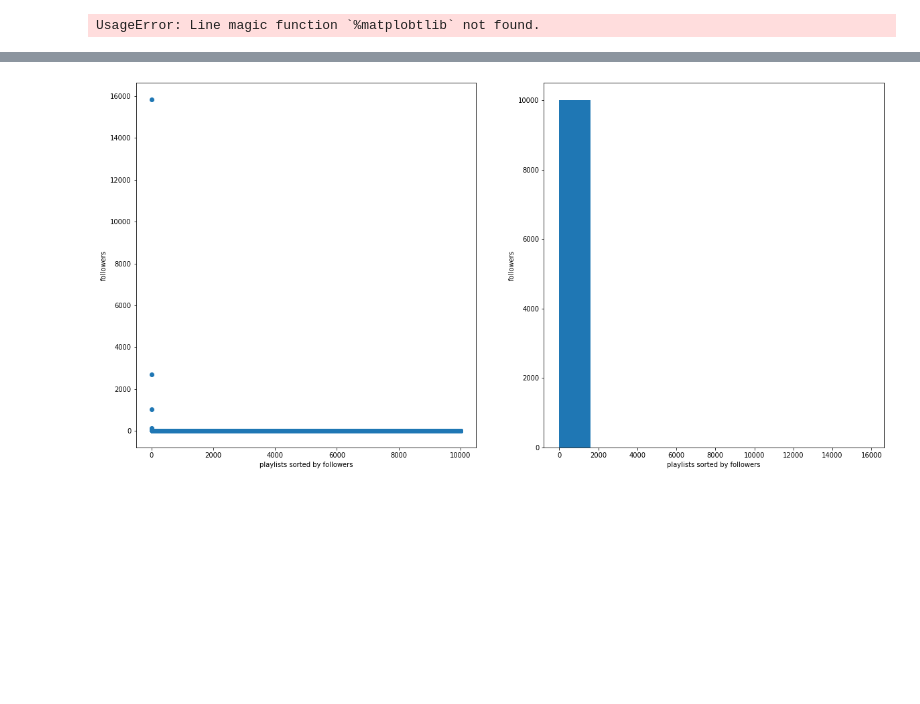
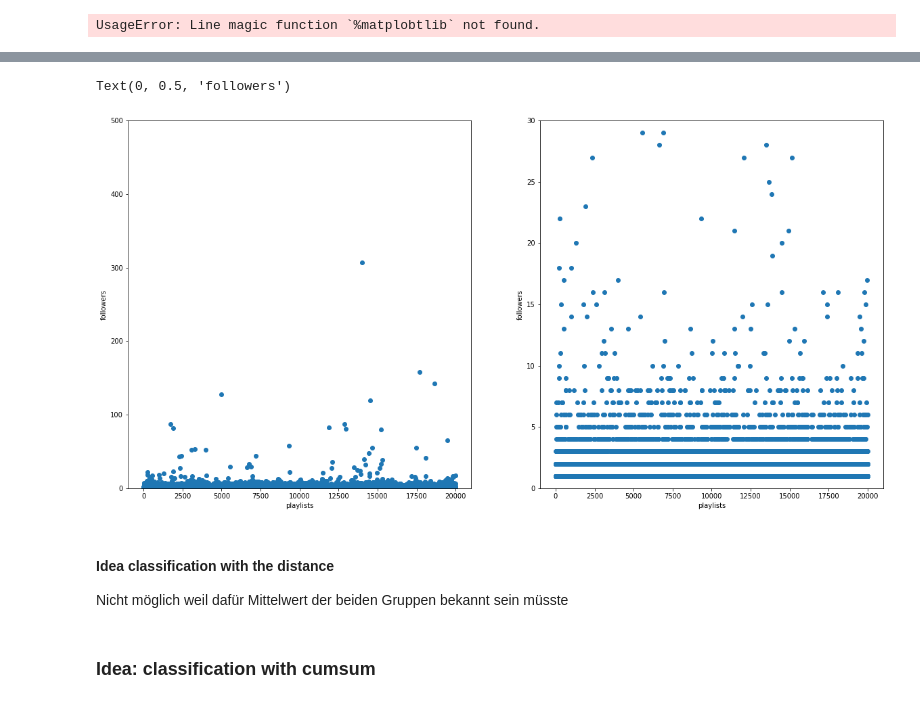
Before and after one commit to JSchmiegel/DataLiteracyProject, a Jupyter notebook: exp/exp001_DistributionOfPlaylists.ipynb, the cells around one changed output, grey strips where cells are left out. Saved outputs shown, nothing was run; the diff lists cells and outputs as text; code cells hidden in the pictures; blank space fills up the shorter version.

```diff
--- a/exp/exp001_DistributionOfPlaylists.ipynb
+++ b/exp/exp001_DistributionOfPlaylists.ipynb
@@ -24,0 +69,15 @@ dataset = dataset.reset_index(drop=True)
+# %%
+fig, axs = plt.subplots(1, 2, figsize=(20, 10))
+
+axs[0].scatter(dataset.index, dataset.num_followers)
+axs[0].set_xlabel('playlists')
+axs[0].set_ylabel('followers')
+
+border = 500
+
+colors = np.where(dataset['num_followers']>border,'r','b')
+axs[1].scatter(dataset.index, dataset.num_followers, c=colors)
+axs[1].axhline(y = border, color = 'r', linestyle = '-')
+axs[1].set_xlabel('playlists')
+axs[1].set_ylabel('followers')
+plt.show()
@@ -25,13 +86,21 @@ dataset = dataset.reset_index(drop=True)
 # %%
 fig, axs = plt.subplots(1, 2, figsize=(20, 10))
 
 axs[0].scatter(dataset.index, dataset.num_followers)
-axs[0].set_xlabel('playlists sorted by followers')
+axs[0].set_ylim([0,border])
+axs[0].set_xlabel('playlists')
 axs[0].set_ylabel('followers')
 
-# axs[1].hist(dataset.num_followers)
-# axs[1].set_xlabel('playlists sorted by followers')
-# axs[1].set_ylabel('followers')
-plt.show()
+axs[1].scatter(dataset.index, dataset.num_followers)
+axs[1].set_ylim([0,30])
+axs[1].set_xlabel('playlists')
+axs[1].set_ylabel('followers')
 # %% [output]
+Text(0, 0.5, 'followers')
-[figure, old version]
+[figure, new version]
+# %% [markdown]
+#### Idea classification with the distance
+
+Nicht möglich weil dafür Mittelwert der beiden Gruppen bekannt sein müsste
+# %% [markdown]
+### Idea: classification with cumsum
```
Also changed, not shown: parts of 10 cells of this notebook, 2 other files.
